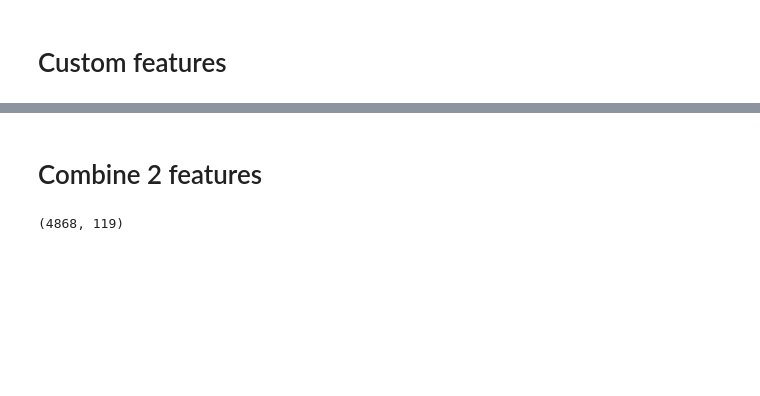
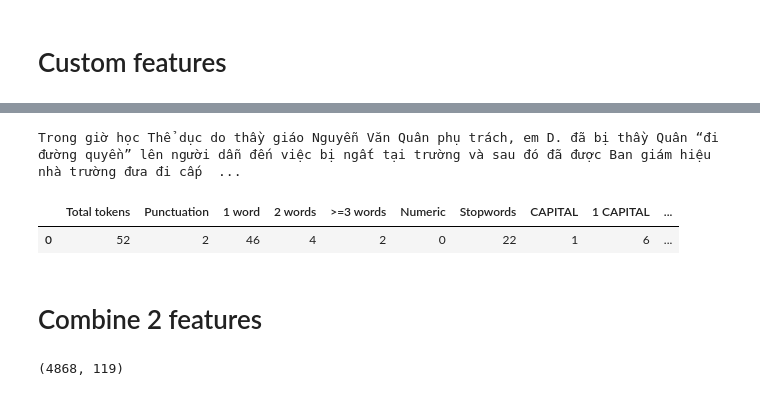
Before and after one commit to nhmt120/vietnamese-fake-news-detection, a Jupyter notebook: implement.ipynb, the cells around one changed output, grey strips where cells are left out. Saved outputs shown, nothing was run; the diff lists cells and outputs as text; code cells hidden in the pictures; blank space fills up the shorter version.

Commit message:
update report and fk working vncorenlp :)

```diff
--- a/implement.ipynb
+++ b/implement.ipynb
@@ -106,7 +89,7 @@ None
 | 4 | 5.0 | f81bdd6d8be4c5f64bb664214e47aced | Thêm 7 ca tại Quảng Nam liên quan... | 2020-03-09 07:02:38 | 775 | 0 | 54 | ... |
 # %%
 # get stopwords list
-f = open('data/vietnamese-stopwords.txt', 'r', encoding="utf8")
+f = open('data/vietnamese-stopwords-dash.txt', 'r', encoding="utf8")
 stopwords = f.read().split('\n')
 # %% [markdown]
 # TF-IDF features
@@ -118,3 +101,12 @@ from pyvi import ViTokenizer
 from underthesea import word_tokenize, pos_tag
 import time
 import string
+# %%
+from vncorenlp import VnCoreNLP
+rdrsegmenter = VnCoreNLP("data/vncorenlp/VnCoreNLP-1.1.1.jar", annotators="wseg", max_heap_size='-Xmx500m')
+'''# rdrsegmenter = VnCoreNLP("/content/drive/My Drive/BERT/SA/vncorenlp/VnCoreNLP-1.1.1.jar", annotators="wseg", max_heap_size='-Xmx500m')
+
+text = "Đại học Bách Khoa Hà Nội."
+
+word_segmented_text = rdrsegmenter.tokenize(text)
+print(word_segmented_text)'''
@@ -274,6 +240,19 @@ Name: post_message, dtype: object
 # %%
 scaler2 = MinMaxScaler()
 X2 = scaler2.fit_transform(X_cf)
+# %%
+# example of custom features extraction
+print(df['post_message'][5])
+
+pd.DataFrame(extract_feature(df.iloc[5, :]), index=['Total tokens', 'Punctuation',
+                             '1 word', '2 words', '>=3 words', 'Numeric',
+                             'Stopwords', 'CAPITAL', '1 CAPITAL', 'Distinct',
+                             'Hashtags', 'Likes', 'Comments', 'Shares',
+                             'Hour', 'Weekday', 'Month', 'Day', 'URL']).T
+# %% [output]
+Trong giờ học Thể dụ‌c do thầy giáo Nguyễn Văn Quân phụ trác‌h, em D. đã bị thầy Quân “đi đường quyền” lên người dẫn đến việc bị ngấ‌t tại trường và sau đó đã được Ban giám hiệu nhà trường đưa đi cấp  ...
+|  | Total tokens | Punctuation | 1 word | 2 words | >=3 words | Numeric | Stopwords | CAPITAL | 1 CAPITAL | ... |
+| 0 | 52 | 2 | 46 | 4 | 2 | 0 | 22 | 1 | 6 | ... |
 # %% [markdown]
 # Combine 2 features
 # %%
```
Also changed, not shown: parts of 33 cells of this notebook, 10 other files.
